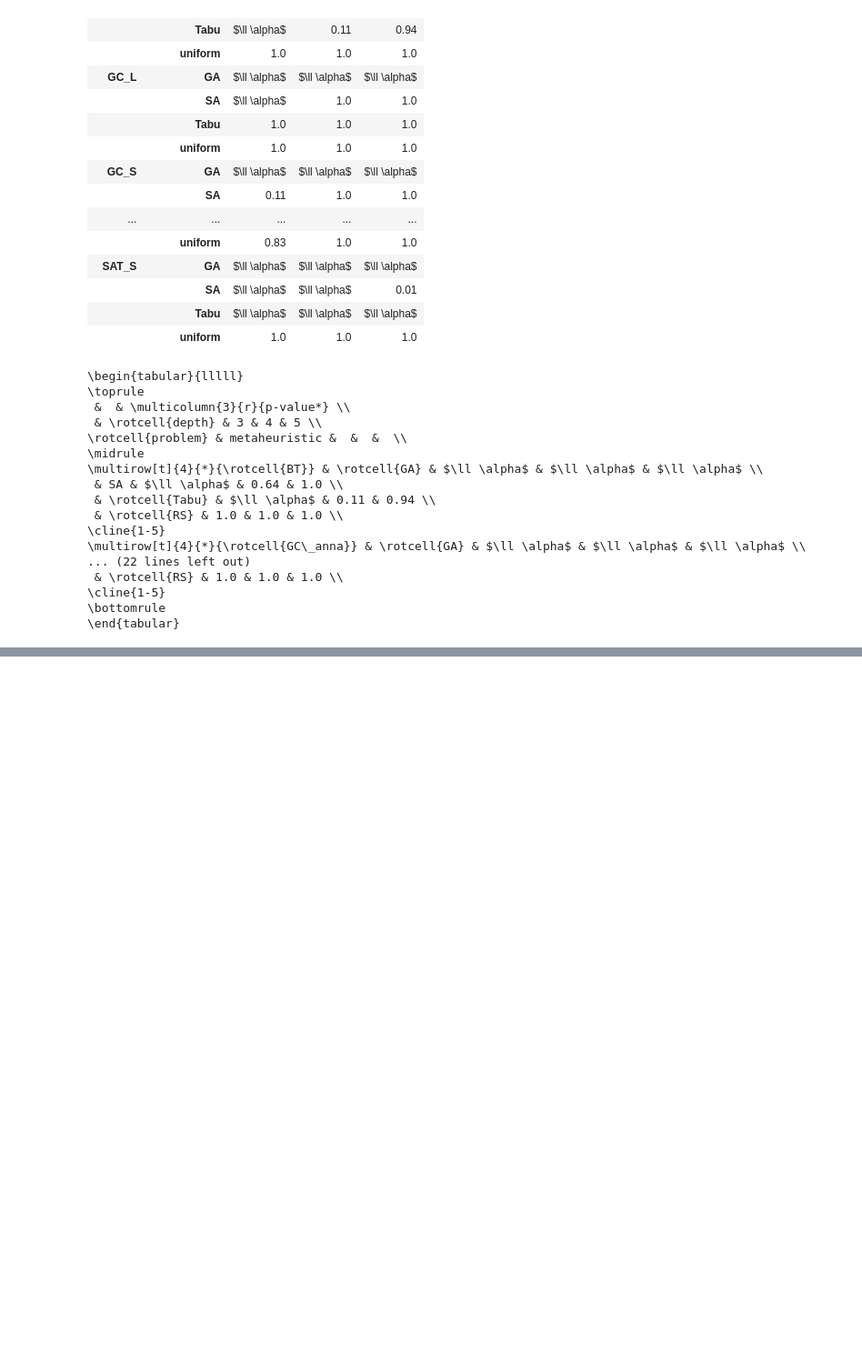
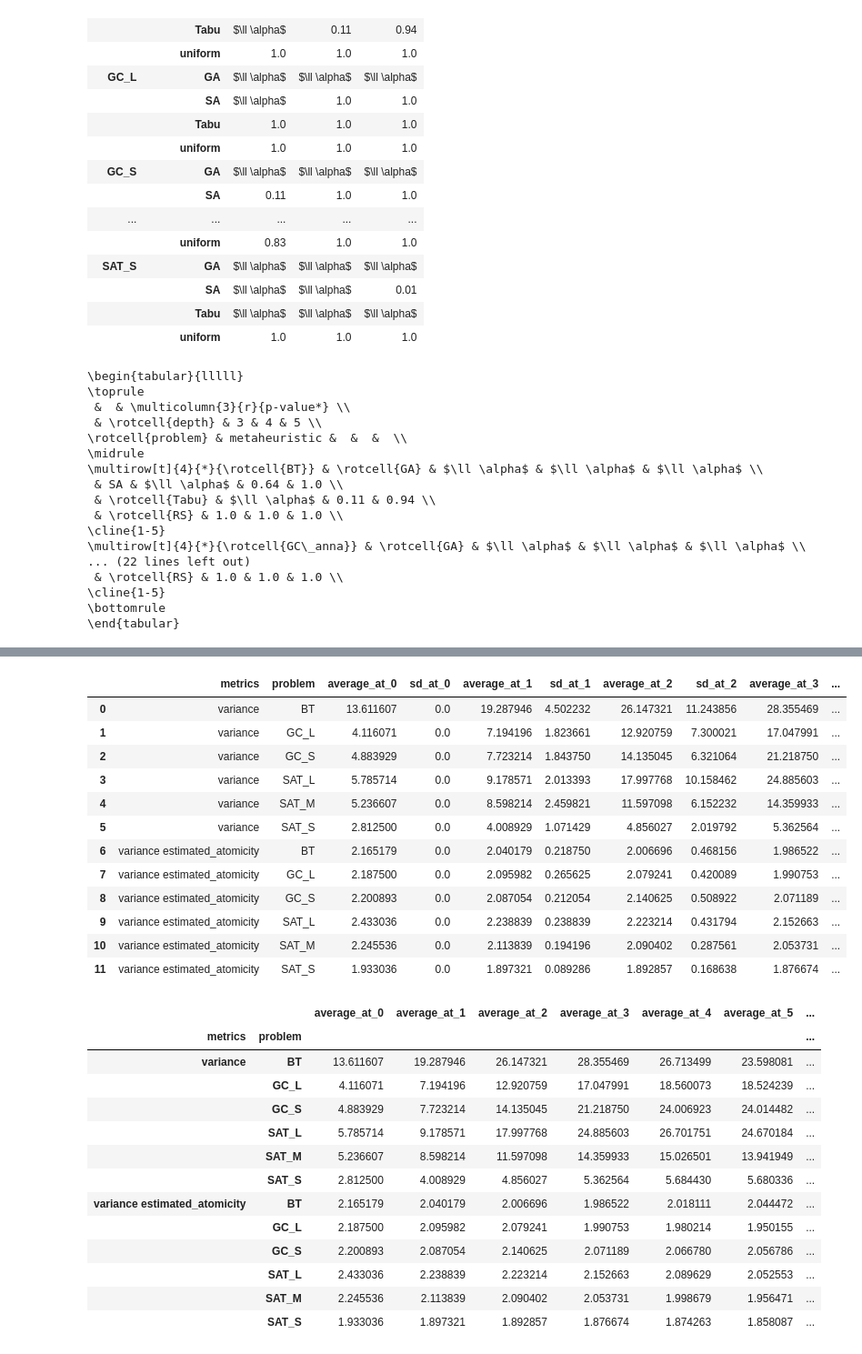
Before and after one commit to Giancarlo-Catalano/PS-descriptors, a Jupyter notebook: VarianceDecisionTree/process_data/accuracy_by_settings.ipynb, the cells around one changed output, grey strips where cells are left out. Shown at 91% size. Cells and saved outputs as stored; diff of their text form; code cells hidden in the pictures; blank space fills up the shorter version.

Commit message:
Added the code that analyses the tree data.

```diff
--- a/VarianceDecisionTree/process_data/accuracy_by_settings.ipynb
+++ b/VarianceDecisionTree/process_data/accuracy_by_settings.ipynb
@@ -609,3 +616,11 @@ print(latex_text)
 \cline{1-5}
 \bottomrule
 \end{tabular}
+# %%
+
+import pandas as pd
+
+tree_data_path = r"/Users/gian/PycharmProjects/PS-descriptors/resources/variance_tree_materials/tree_data.csv"
+# %%
+tree_data = pd.read_csv(tree_data_path)
+display(tree_data)
@@ -611,0 +641,43 @@ print(latex_text)
+# %%
+dependent_variables = ['average_at_0', 'sd_at_0', 'average_at_1', 'sd_at_1', 'average_at_2', 'sd_at_2', 'average_at_3', 'sd_at_3', 'average_at_4', 'sd_at_4', 'average_at_5', 'sd_at_5', 'overall_average']
+
+independent_variables = ["metrics", "problem"]
+
+aggregated_table = get_mean_for_combinations(filter_dataframe(tree_data, pRef_method = "GA"),
+                                             independent_variables=independent_variables,
+                                             dependent_variables=dependent_variables)
+
+display(aggregated_table)
+
+pivot_table = aggregated_table.pivot_table(index = independent_variables,
+                                           values= dependent_variables)
+
+display(pivot_table)
+# %% [output]
+|  | metrics | problem | average_at_0 | sd_at_0 | average_at_1 | sd_at_1 | average_at_2 | sd_at_2 | average_at_3 | ... |
+| 0 | variance | BT | 13.611607 | 0.0 | 19.287946 | 4.502232 | 26.147321 | 11.243856 | 28.355469 | ... |
+| 1 | variance | GC_L | 4.116071 | 0.0 | 7.194196 | 1.823661 | 12.920759 | 7.300021 | 17.047991 | ... |
+| 2 | variance | GC_S | 4.883929 | 0.0 | 7.723214 | 1.843750 | 14.135045 | 6.321064 | 21.218750 | ... |
+| 3 | variance | SAT_L | 5.785714 | 0.0 | 9.178571 | 2.013393 | 17.997768 | 10.158462 | 24.885603 | ... |
+| 4 | variance | SAT_M | 5.236607 | 0.0 | 8.598214 | 2.459821 | 11.597098 | 6.152232 | 14.359933 | ... |
+| 5 | variance | SAT_S | 2.812500 | 0.0 | 4.008929 | 1.071429 | 4.856027 | 2.019792 | 5.362564 | ... |
+| 6 | variance estimated_atomicity | BT | 2.165179 | 0.0 | 2.040179 | 0.218750 | 2.006696 | 0.468156 | 1.986522 | ... |
+| 7 | variance estimated_atomicity | GC_L | 2.187500 | 0.0 | 2.095982 | 0.265625 | 2.079241 | 0.420089 | 1.990753 | ... |
+| 8 | variance estimated_atomicity | GC_S | 2.200893 | 0.0 | 2.087054 | 0.212054 | 2.140625 | 0.508922 | 2.071189 | ... |
+| 9 | variance estimated_atomicity | SAT_L | 2.433036 | 0.0 | 2.238839 | 0.238839 | 2.223214 | 0.431794 | 2.152663 | ... |
+| 10 | variance estimated_atomicity | SAT_M | 2.245536 | 0.0 | 2.113839 | 0.194196 | 2.090402 | 0.287561 | 2.053731 | ... |
+| 11 | variance estimated_atomicity | SAT_S | 1.933036 | 0.0 | 1.897321 | 0.089286 | 1.892857 | 0.168638 | 1.876674 | ... |
+|  |  | average_at_0 | average_at_1 | average_at_2 | average_at_3 | average_at_4 | average_at_5 | ... |
+| metrics | problem |  |  |  |  |  |  | ... |
+| variance | BT | 13.611607 | 19.287946 | 26.147321 | 28.355469 | 26.713499 | 23.598081 | ... |
+|  | GC_L | 4.116071 | 7.194196 | 12.920759 | 17.047991 | 18.560073 | 18.524239 | ... |
+|  | GC_S | 4.883929 | 7.723214 | 14.135045 | 21.218750 | 24.006923 | 24.014482 | ... |
+|  | SAT_L | 5.785714 | 9.178571 | 17.997768 | 24.885603 | 26.701751 | 24.670184 | ... |
+|  | SAT_M | 5.236607 | 8.598214 | 11.597098 | 14.359933 | 15.026501 | 13.941949 | ... |
+|  | SAT_S | 2.812500 | 4.008929 | 4.856027 | 5.362564 | 5.684430 | 5.680336 | ... |
+| variance estimated_atomicity | BT | 2.165179 | 2.040179 | 2.006696 | 1.986522 | 2.018111 | 2.044472 | ... |
+|  | GC_L | 2.187500 | 2.095982 | 2.079241 | 1.990753 | 1.980214 | 1.950155 | ... |
+|  | GC_S | 2.200893 | 2.087054 | 2.140625 | 2.071189 | 2.066780 | 2.056786 | ... |
+|  | SAT_L | 2.433036 | 2.238839 | 2.223214 | 2.152663 | 2.089629 | 2.052553 | ... |
+|  | SAT_M | 2.245536 | 2.113839 | 2.090402 | 2.053731 | 1.998679 | 1.956471 | ... |
+|  | SAT_S | 1.933036 | 1.897321 | 1.892857 | 1.876674 | 1.874263 | 1.858087 | ... |
```
Also changed, not shown: parts of 2 cells of this notebook, 2 other files.
